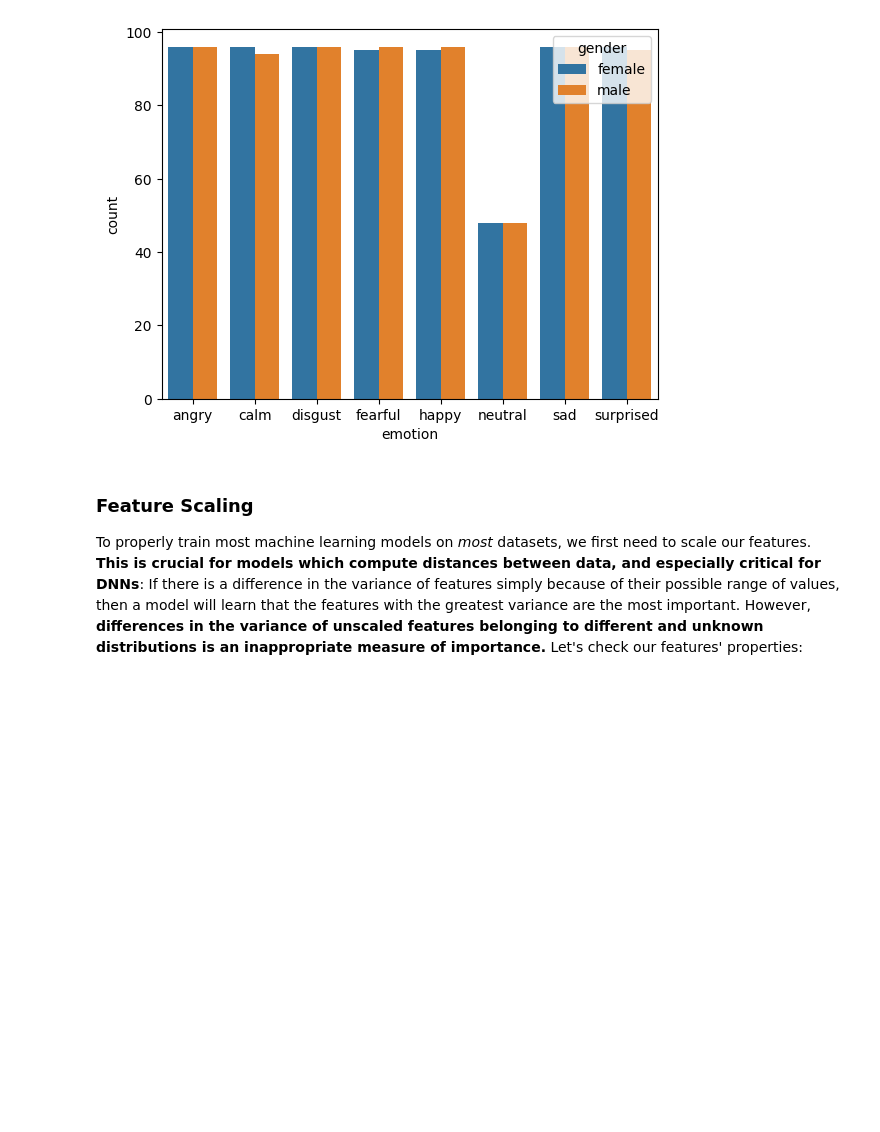
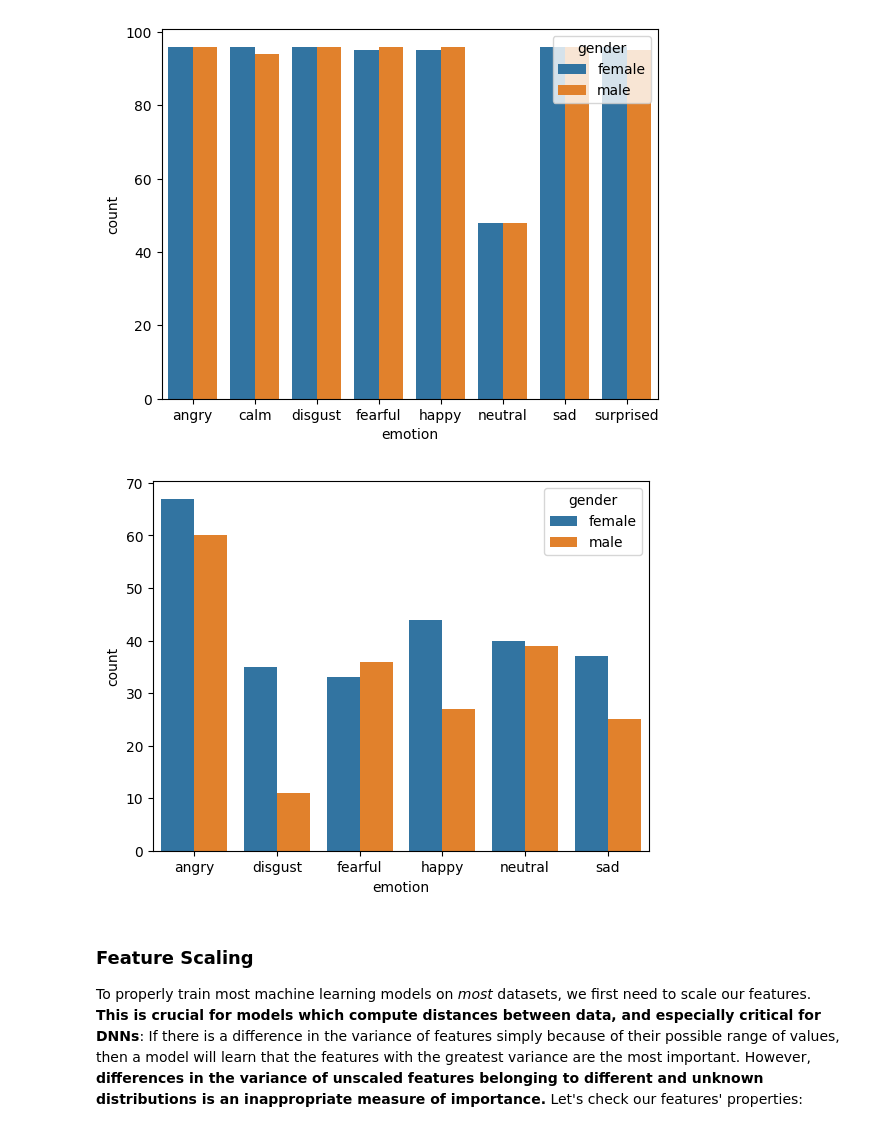
Before and after one commit to shaaagri/iat481-wk3, a Jupyter notebook: Week_3_MachineLearning.ipynb, the cells around one changed output. Drawn from its saved outputs; the diff is of its cells as text; code cells hidden in the pictures; blank space fills up the shorter version.

```diff
--- a/Week_3_MachineLearning.ipynb
+++ b/Week_3_MachineLearning.ipynb
@@ -414,8 +418,8 @@ plot_emotions(emotions_emodb)
 # %%
 def plot_emotions_by_gender(emotions_df, genders_df):
   # converting pandas dataframes to numpy representations
-  emotions_array = emotions_ravd.to_numpy().flatten()
-  genders_array = genders_ravd.to_numpy().flatten()
+  emotions_array = emotions_df.to_numpy().flatten()
+  genders_array = genders_df.to_numpy().flatten()
   combined_array = np.vstack((genders_array, emotions_array))
 
   bins = []
@@ -434,6 +438,10 @@ def plot_emotions_by_gender(emotions_df, genders_df):
 plot_emotions_by_gender(emotions_ravd, genders_ravd)
 # %% [output]
 [figure]
+# %%
+plot_emotions_by_gender(emotions_emodb, genders_emodb)
+# %% [output]
+[figure, added]
 # %% [markdown]
 ### Feature Scaling
 To properly train most machine learning models on _most_ datasets, we first need to scale our features. **This is crucial for models which compute distances between data, and especially critical for DNNs**: If there is a difference in the variance of features simply because of their possible range of values, then a model will learn that the features with the greatest variance are the most important. However, **differences in the variance of unscaled features belonging to different and unknown distributions is an inappropriate measure of importance.** Let's check our features' properties:
```
Also changed, not shown: parts of 1 cell of this notebook.
